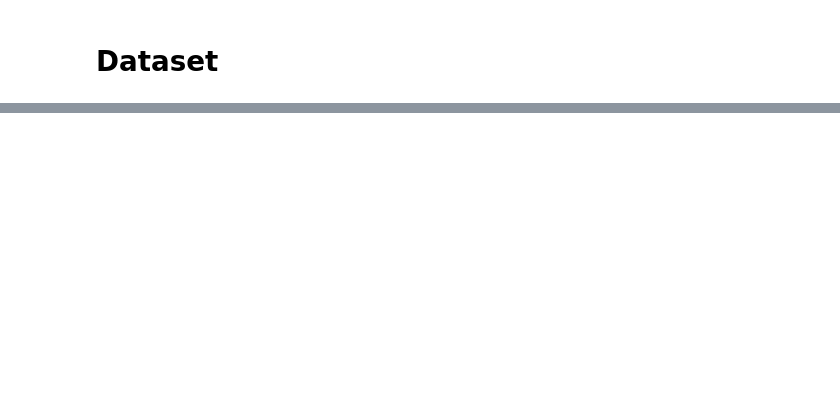
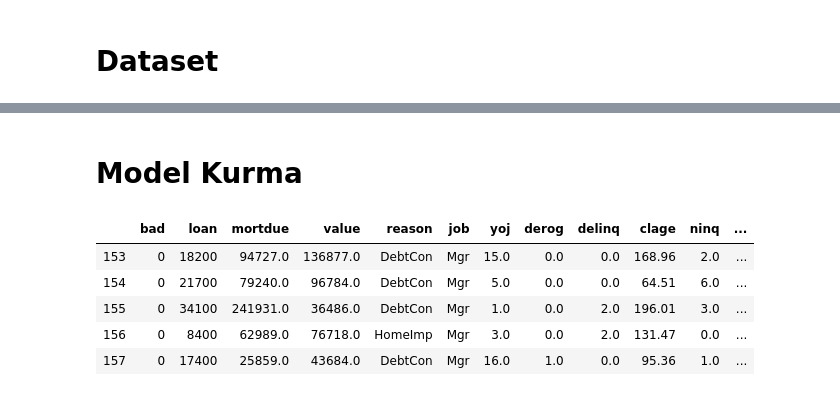
Before and after one commit to Kodluyoruz-Ankara-Veri-Bilimi/Assignment_Ayse_ILKAY, a Jupyter notebook: bank_dataset_hmelq.ipynb, the cells around one changed output, grey strips where cells are left out. Saved outputs shown, nothing was run; the diff lists cells and outputs as text; code cells hidden in the pictures; blank space fills up the shorter version.

```diff
--- a/bank_dataset_hmelq.ipynb
+++ b/bank_dataset_hmelq.ipynb
@@ -409,3 +409,17 @@ Name: job, dtype: int64
 [figure]
 [figure]
 ... (35 outputs left out)
+# %% [markdown]
+# Model Kurma
+# %%
+data=pd.read_csv("hmelq.csv")
+df=data.copy()
+df=df.dropna()
+df.head()
+# %% [output]
+|  | bad | loan | mortdue | value | reason | job | yoj | derog | delinq | clage | ninq | ... |
+| 153 | 0 | 18200 | 94727.0 | 136877.0 | DebtCon | Mgr | 15.0 | 0.0 | 0.0 | 168.96 | 2.0 | ... |
+| 154 | 0 | 21700 | 79240.0 | 96784.0 | DebtCon | Mgr | 5.0 | 0.0 | 0.0 | 64.51 | 6.0 | ... |
+| 155 | 0 | 34100 | 241931.0 | 36486.0 | DebtCon | Mgr | 1.0 | 0.0 | 2.0 | 196.01 | 3.0 | ... |
+| 156 | 0 | 8400 | 62989.0 | 76718.0 | HomeImp | Mgr | 3.0 | 0.0 | 2.0 | 131.47 | 0.0 | ... |
+| 157 | 0 | 17400 | 25859.0 | 43684.0 | DebtCon | Mgr | 16.0 | 1.0 | 0.0 | 95.36 | 1.0 | ... |
```
Also changed, not shown: parts of 24 cells of this notebook.
